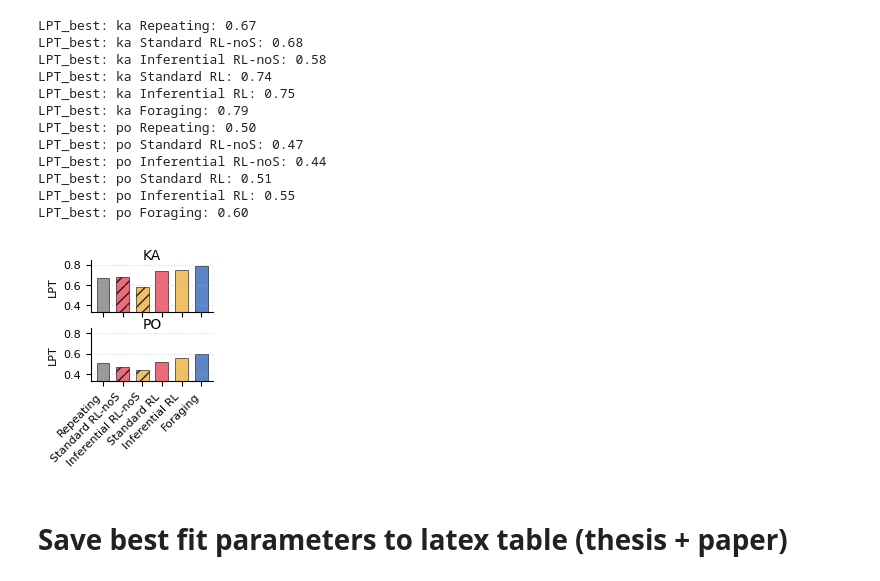
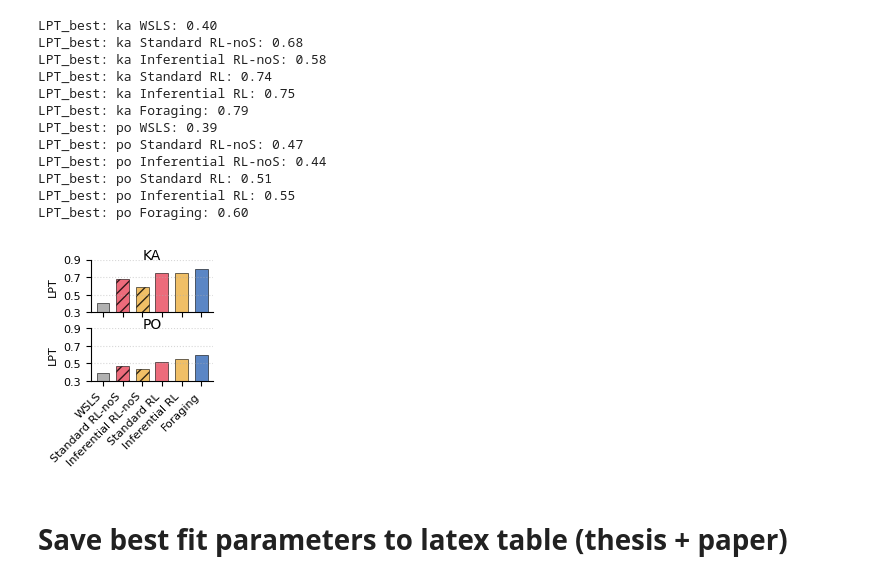
Before and after one commit to ungzs1/popy_05, a Jupyter notebook: notebooks/behav_modeling/fitting/eval_model_fitting.ipynb, the cells around one changed output. Drawn from its saved outputs; the diff is of its cells as text; code cells hidden in the pictures.

```diff
--- a/notebooks/behav_modeling/fitting/eval_model_fitting.ipynb
+++ b/notebooks/behav_modeling/fitting/eval_model_fitting.ipynb
@@ -93,8 +93,8 @@ def plot_res(res_all, paper_format=False):
             ax.set_title(monkey.upper(), fontsize=10, y=.85)
 
             # Configure axes
-            ax.set_ylim(0.33, 0.85)
-            ax.set_yticks(np.arange(0.4, 0.9, 0.2))
+            ax.set_ylim(0.3, 0.85)
+            ax.set_yticks(np.arange(0.3, 0.9, 0.2))
             ax.set_ylabel('LPT', fontsize=8)
 
             ax.spines['top'].set_visible(False)
@@ -222,43 +222,42 @@ LPT_best: ka Foraging - adaptive threshold: 0.79
 # %%
 models_to_show = {
-    'Repeating agent': 'Repeating',
+    'WSLS': 'WSLS',
     'Standard RL': 'Standard RL-noS',
     'Inferential RL': 'Inferential RL-noS',
     'Standard RL - stickiness': 'Standard RL',
     'Inferential RL - stickiness': 'Inferential RL',
     'Foraging': 'Foraging',
 }
 
 res_all_temp = res_all[res_all['Model'].isin(models_to_show.keys())].copy()
 res_all_temp['Model'] = res_all_temp['Model'].map(models_to_show)
 # sort in the order of models_to_show values, KA first and PO second
 res_all_temp['Model'] = pd.Categorical(res_all_temp['Model'], categories=models_to_show.values(), ordered=True)
 res_all_temp['monkey'] = pd.Categorical(res_all_temp['monkey'], categories=['ka', 'po'], ordered=True)
 res_all_temp = res_all_temp.sort_values(['Model', 'monkey'])
 
-
 fig, ax = plot_res(res_all_temp, paper_format=True)
 
 # Adjust layout and save as SVG if needed
 #plt.tight_layout()
 # Uncomment the following line to save the figure
 plt.savefig(os.path.join(PROJECT_PATH_LOCAL, 'notebooks', 'behav_modeling', 'figs', 'lpt_paper.svg'), dpi=300, bbox_inches='tight', transparent=False)
 
 plt.show()
 # %% [output]
-LPT_best: ka Repeating: 0.67
+LPT_best: ka WSLS: 0.40
 LPT_best: ka Standard RL-noS: 0.68
 LPT_best: ka Inferential RL-noS: 0.58
 LPT_best: ka Standard RL: 0.74
 LPT_best: ka Inferential RL: 0.75
 LPT_best: ka Foraging: 0.79
-LPT_best: po Repeating: 0.50
+LPT_best: po WSLS: 0.39
 LPT_best: po Standard RL-noS: 0.47
 LPT_best: po Inferential RL-noS: 0.44
 LPT_best: po Standard RL: 0.51
 LPT_best: po Inferential RL: 0.55
 LPT_best: po Foraging: 0.60
-[figure, old version]
+[figure, new version]
 # %% [markdown]
 # Save best fit parameters to latex table (thesis + paper)
 # %%
```
Also changed, not shown: parts of 5 cells of this notebook, 5 other files.
